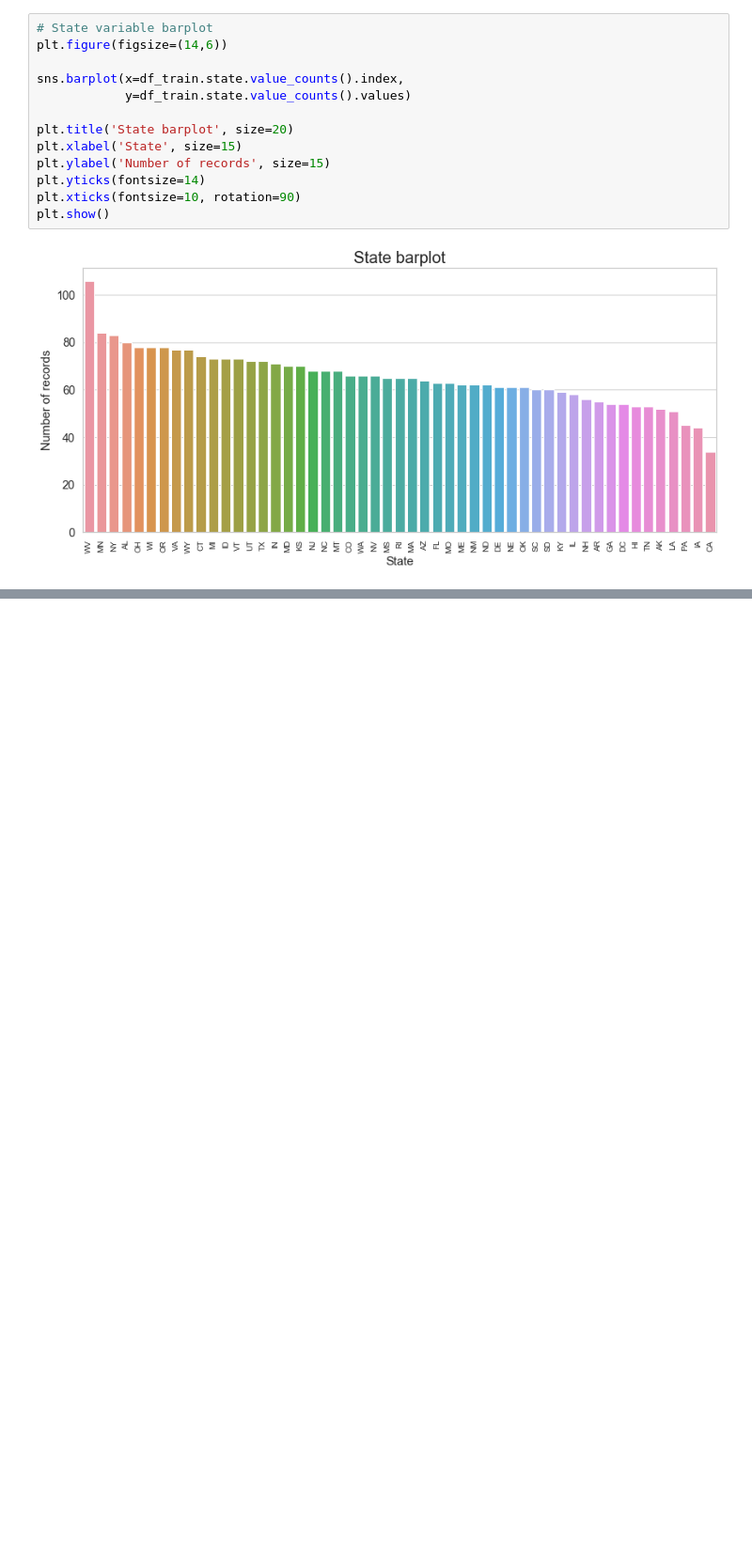
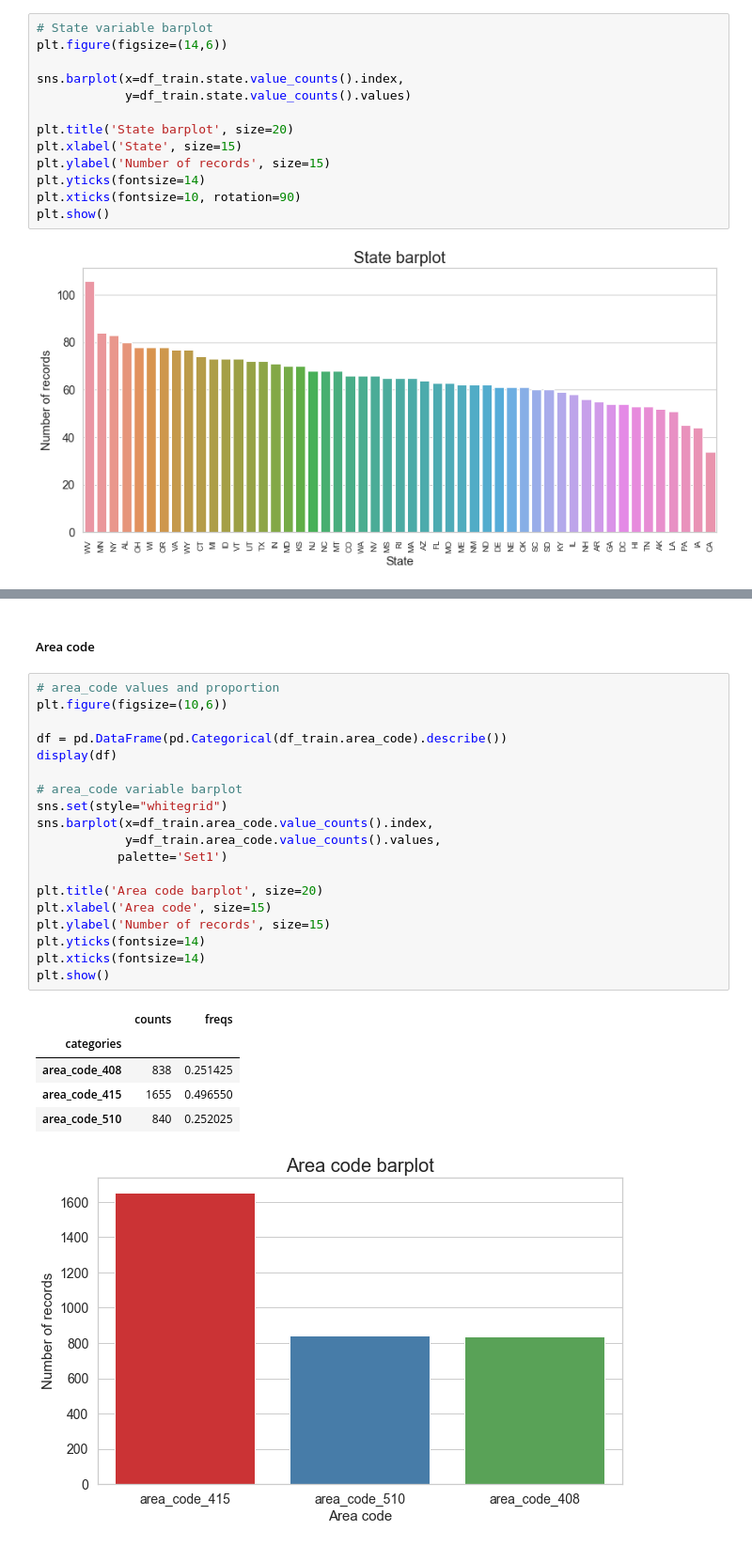
Before and after one commit to naiaraap/Predicting_Customer_Churn_in_Telecommunication_Operators, a Jupyter notebook: Predicting_Customer_Churn_in_Telecom_Operators.ipynb, the cells around one changed output, grey strips where cells are left out. Shown: that part at 94% size. Saved outputs shown, nothing was run; the diff lists cells and outputs as text; blank space fills up the shorter version.

```diff
--- a/Predicting_Customer_Churn_in_Telecom_Operators.ipynb
+++ b/Predicting_Customer_Churn_in_Telecom_Operators.ipynb
@@ -202,3 +201,31 @@ folium.LayerControl().add_to(m)
 display(m)
 # %% [output]
 [interactive output not drawn]
+# %% [markdown]
+##### Area code
+# %%
+# area_code values and proportion
+plt.figure(figsize=(10,6))
+
+df = pd.DataFrame(pd.Categorical(df_train.area_code).describe())
+display(df)
+
+# area_code variable barplot
+sns.set(style="whitegrid")
+sns.barplot(x=df_train.area_code.value_counts().index,
+            y=df_train.area_code.value_counts().values,
+           palette='Set1')
+
+plt.title('Area code barplot', size=20)
+plt.xlabel('Area code', size=15)
+plt.ylabel('Number of records', size=15)
+plt.yticks(fontsize=14)
+plt.xticks(fontsize=14)
+plt.show()
+# %% [output]
+|  | counts | freqs |
+| categories |  |  |
+| area_code_408 | 838 | 0.251425 |
+| area_code_415 | 1655 | 0.496550 |
+| area_code_510 | 840 | 0.252025 |
+[figure, added]
```
Also changed, not shown: parts of 9 cells of this notebook.
